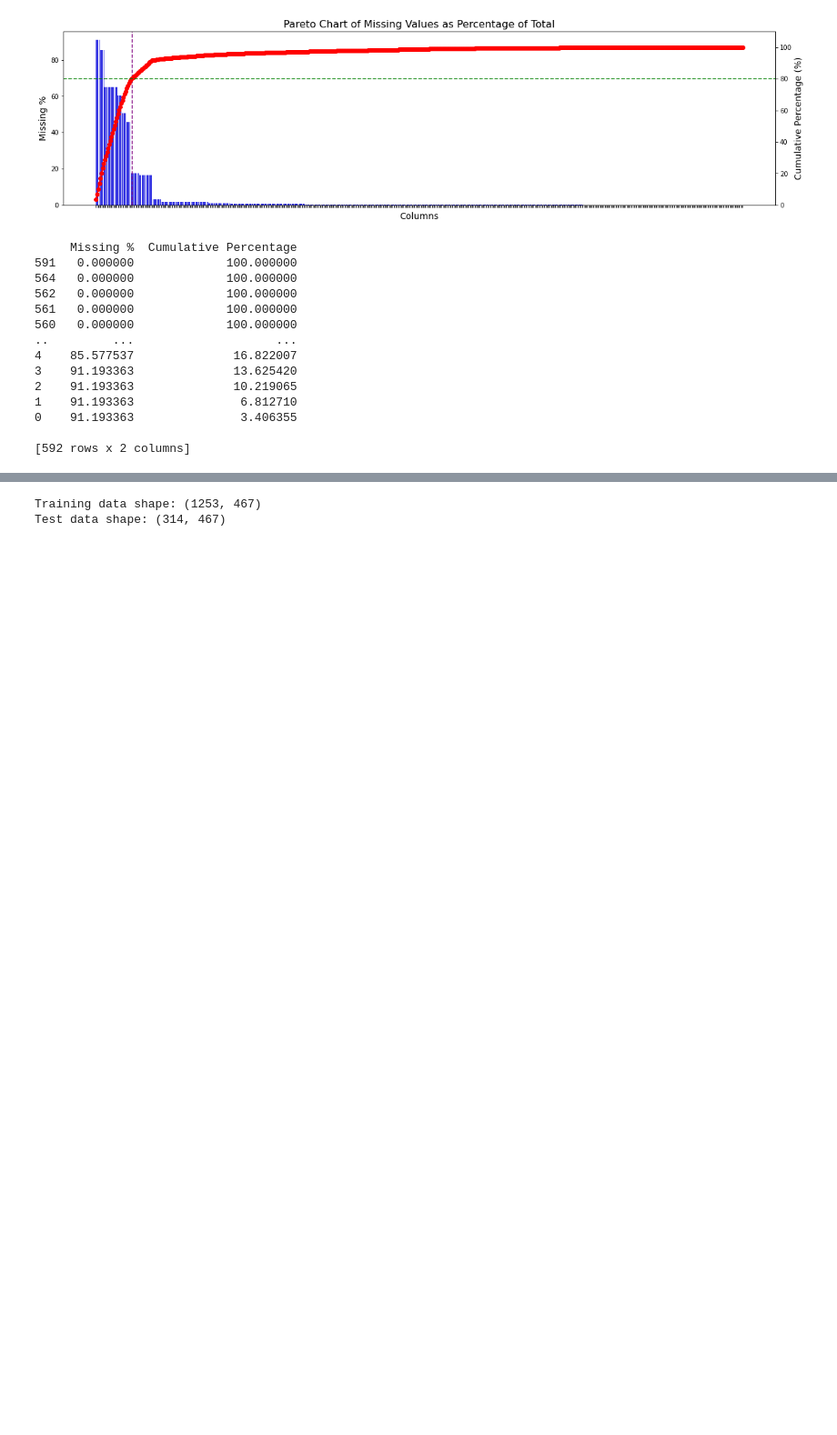
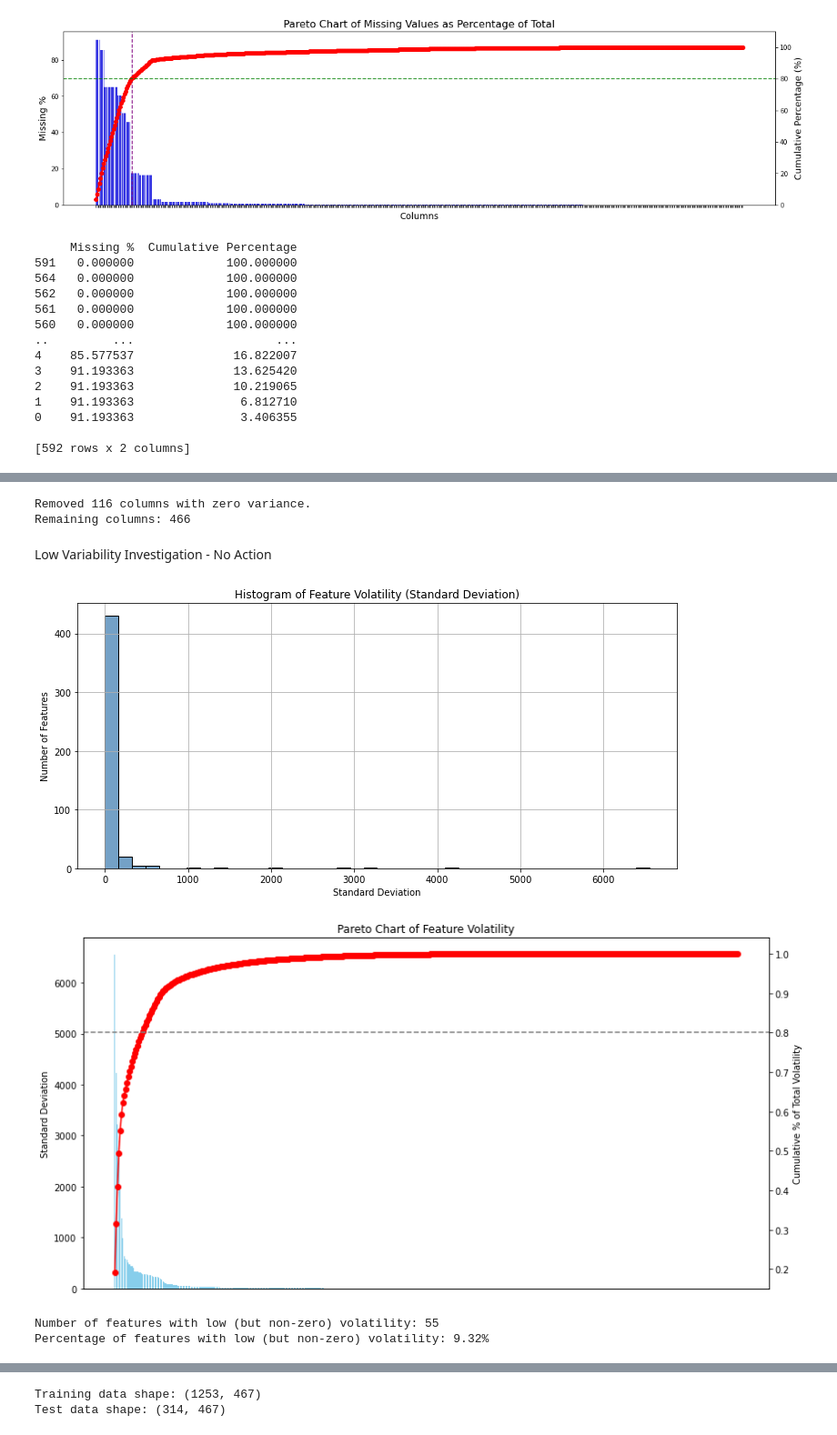
Before and after one commit to hugo-am/SECOM_HTWG2, a Jupyter notebook: SECOM Base.ipynb, the cells around one changed output, grey strips where cells are left out. Shown at 91% size. Drawn from its saved outputs; the diff is of its cells as text; code cells hidden in the pictures; blank space fills up the shorter version.

```diff
--- a/SECOM Base.ipynb
+++ b/SECOM Base.ipynb
@@ -356,6 +315,7 @@ Remaining columns: 474
 # %%
 # Identify columns with more than 65% missing values (change threshold per Tilo's comments from 60% to 65%)
-columns_to_drop = missing_percent[missing_percent > 65].index
+missing_percentage = (missing_counts / data.shape[0]) * 100  # 1567 rows
+columns_to_drop = missing_percentage[missing_percentage > 65].index
 
 # Drop these columns from the dataset
 data = data.drop(columns=columns_to_drop)
@@ -367,0 +354,70 @@ Remaining columns: 466
+# %%
+# Identify columns with zero variance
+zero_variance_columns = data.columns[data.std() == 0]
+
+# Drop zero variance columns
+data = data.drop(columns=zero_variance_columns)
+
+print(f"Removed {len(zero_variance_columns)} columns with zero variance.")
+print(f"Remaining columns: {data.shape[1]}")
+# %% [output]
+Removed 116 columns with zero variance.
+Remaining columns: 466
+# %% [markdown]
+Low Variability Investigation - No Action
+# %%
+# Calculate standard deviation (volatility) for each sensor column
+std_devs = data.std().sort_values()
+
+# ----------- Histogram of Feature Volatility -----------
+plt.figure(figsize=(10, 5))
+sns.histplot(std_devs, bins=40, kde=False, color='steelblue')
+plt.title("Histogram of Feature Volatility (Standard Deviation)")
+plt.xlabel("Standard Deviation")
+plt.ylabel("Number of Features")
+plt.grid(True)
+plt.tight_layout()
+plt.show()
+
+# ----------- Pareto Chart of Feature Volatility -----------
+# Sort in descending order for Pareto
+sorted_std = std_devs[::-1]
+cumulative = sorted_std.cumsum() / sorted_std.sum()
+
+fig, ax1 = plt.subplots(figsize=(12, 6))
+
+# Bar plot (standard deviation per column)
+ax1.bar(sorted_std.index, sorted_std.values, color='skyblue')
+ax1.set_ylabel('Standard Deviation')
+ax1.set_xticks([])
+ax1.set_title('Pareto Chart of Feature Volatility')
+
+# Cumulative line plot
+ax2 = ax1.twinx()
+ax2.plot(cumulative.values, color='red', marker='o')
+ax2.axhline(0.8, color='gray', linestyle='dashed')  # 80% line
+ax2.set_ylabel('Cumulative % of Total Volatility')
+plt.tight_layout()
+plt.show()
+
+# calculate low volatility features
+
+# Calculate standard deviation excluding 'status' and 'timestamp'
+std_devs = df.drop(columns=['status', 'timestamp']).std()
+# Define a threshold for low volatility
+low_volatility_threshold = 0.01
+
+# Number of features with low but non-zero volatility
+low_volatility_features = (std_devs > 0) & (std_devs < low_volatility_threshold)
+
+# Calculate counts and percentages
+num_low_volatility = low_volatility_features.sum()
+percent_low_volatility = (num_low_volatility / len(std_devs)) * 100
+
+print(f"Number of features with low (but non-zero) volatility: {num_low_volatility}")
+print(f"Percentage of features with low (but non-zero) volatility: {percent_low_volatility:.2f}%")
+# %% [output]
+[figure, added]
+[figure, added]
+Number of features with low (but non-zero) volatility: 55
+Percentage of features with low (but non-zero) volatility: 9.32%
```
Also changed, not shown: parts of 51 cells of this notebook.
